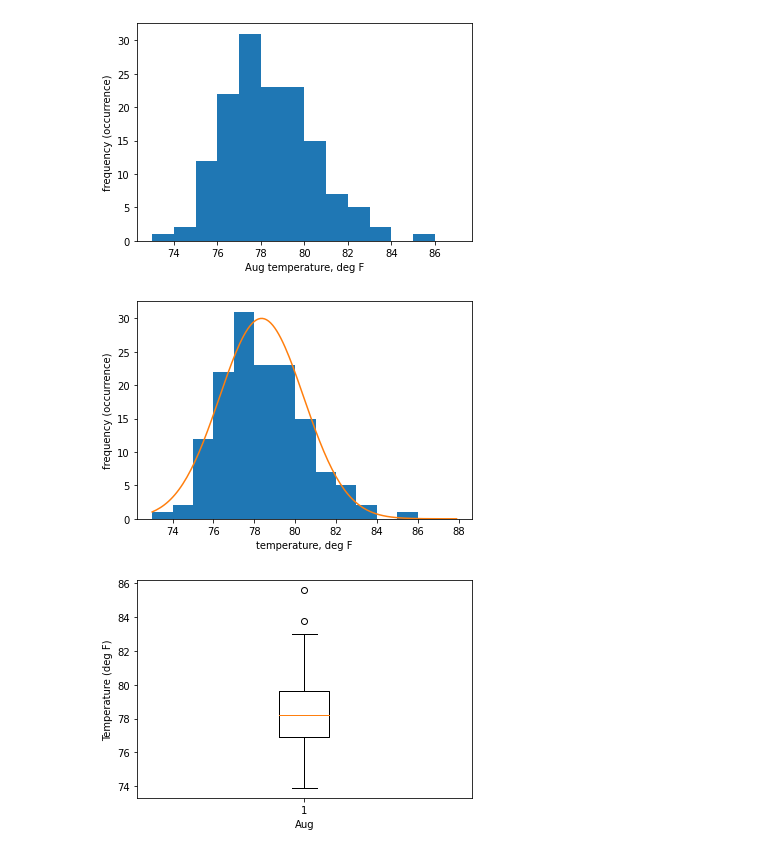
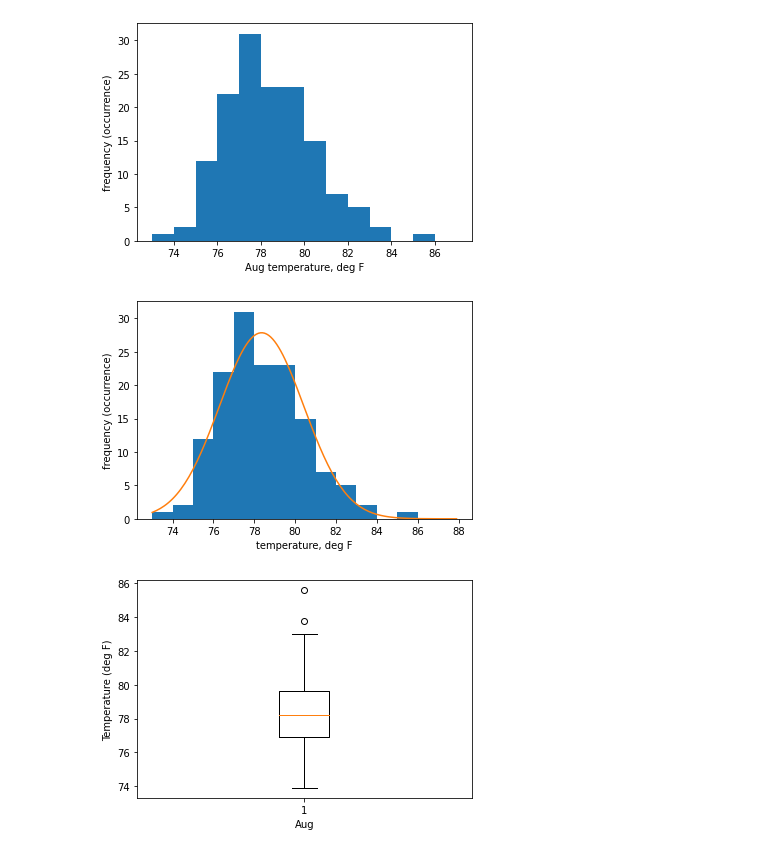
Before and after one commit to pengfeiliu371/EAS2655_S2023, a Jupyter notebook: python/Week1_exercise.ipynb, the cells around one changed output. Saved outputs shown, nothing was run; the diff lists cells and outputs as text; code cells hidden in the pictures.

```diff
--- a/python/Week1_exercise.ipynb
+++ b/python/Week1_exercise.ipynb
@@ -67,21 +67,21 @@ plt.show()
 # %%
 AUGsd=AUG.std()
 AUGsd
 
 bin=np.arange(73,88,1)
 plt.hist(AUG,bin)
 plt.xlabel('temperature, deg F')
 plt.ylabel('frequency (occurrence)')
 
 mu=AUGave
 sig=AUGsd
 x=np.arange(73,88,0.1)
-y=1/sqrt(2*np.pi)/sig*np.exp(-(x-mu)**2/(2*sig**2))
+y=144*1*1/np.sqrt(2*np.pi)/sig*np.exp(-(x-mu)**2/(2*sig**2))
 plt.plot(x,y)
 
 plt.show()
 # %% [output]
-[figure, old version]
+[figure, new version]
 # %%
 # let's make a box plot for Aug
 plt.boxplot(AUG)
```
Also changed, not shown: 2 other files.
